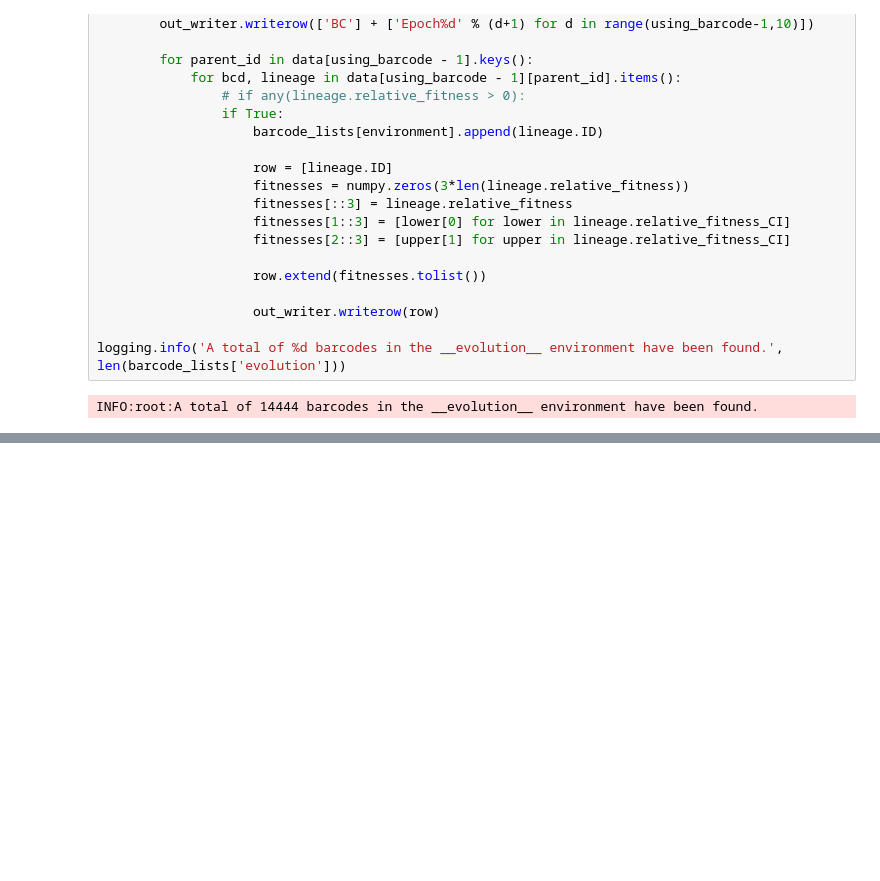
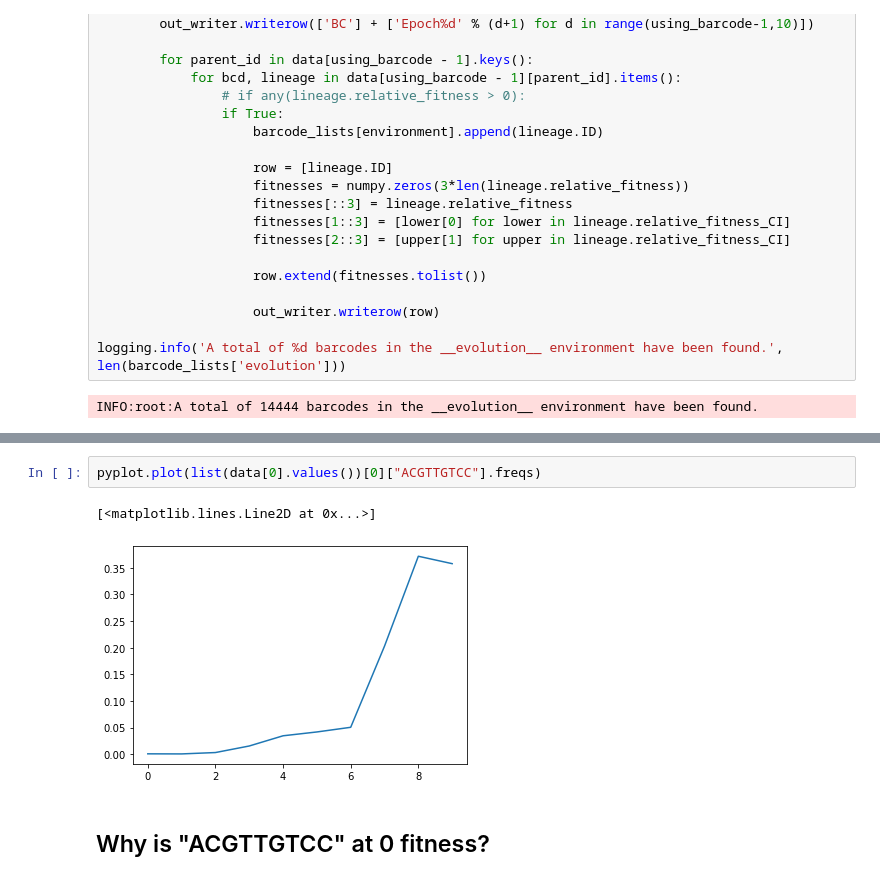
Before and after one commit to mpievolbio-scicomp/lineage-tracking, a Jupyter notebook: notebooks/LTtest/03-estimate_relative_fitness.ipynb, the cells around one changed output, grey strips where cells are left out. Saved outputs shown, nothing was run; the diff lists cells and outputs as text; blank space fills up the shorter version.

```diff
--- a/notebooks/LTtest/03-estimate_relative_fitness.ipynb
+++ b/notebooks/LTtest/03-estimate_relative_fitness.ipynb
@@ -204,0 +273,7 @@ fig.savefig("/tmp/fitness.png")
+# %%
+pyplot.plot(list(data[0].values())[0]["ACGTTGTCC"].freqs)
+# %% [output]
+[<matplotlib.lines.Line2D at 0x...>]
+[figure, added]
+# %% [markdown]
+## Why is "ACGTTGTCC" at 0 fitness?
```
Also changed, not shown: parts of 5 cells of this notebook, 14 other files.
